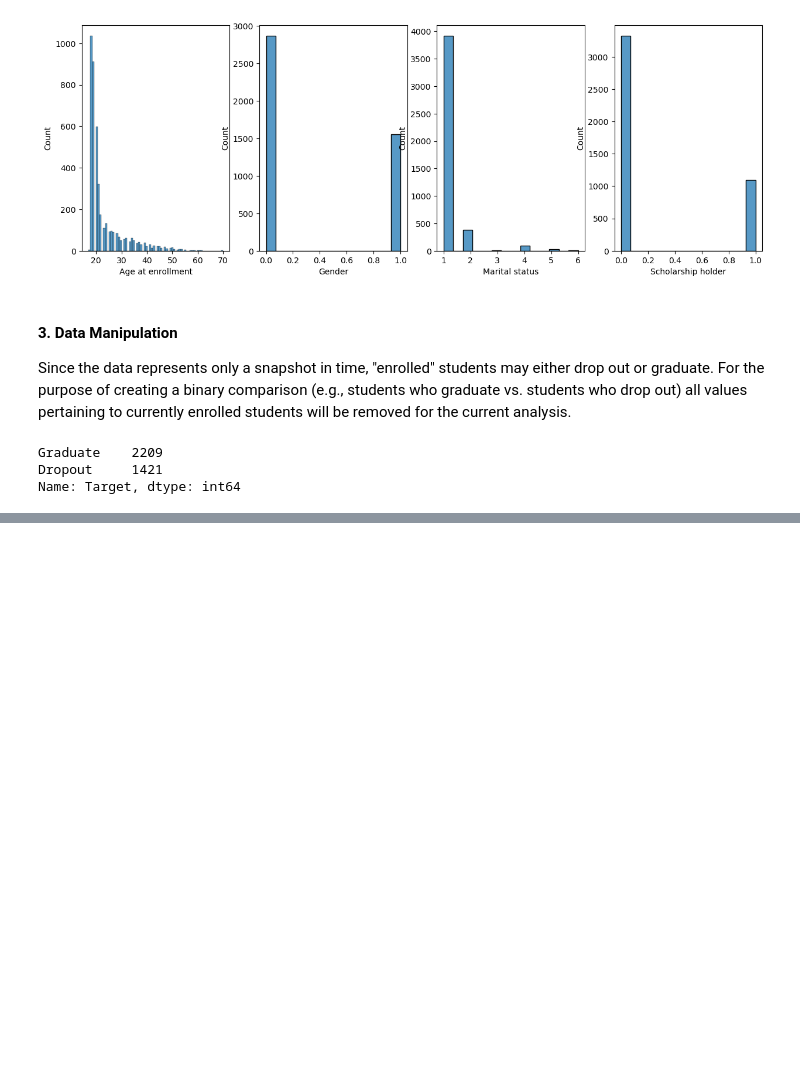
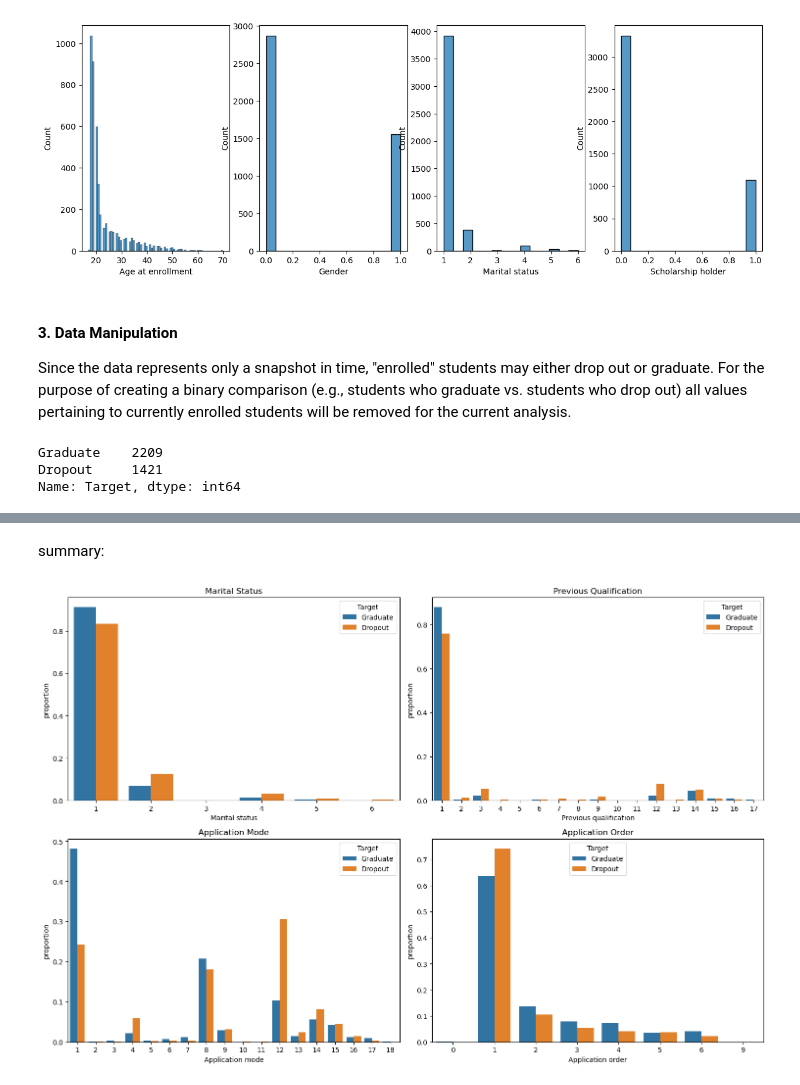
Before and after one commit to Kevin-Kwasnik/student-dropout-prediction, a Jupyter notebook: 2.Analysis/EDA.ipynb, the cells around one changed output, grey strips where cells are left out. Saved outputs shown, nothing was run; the diff lists cells and outputs as text; code cells hidden in the pictures; blank space fills up the shorter version.

```diff
--- a/2.Analysis/EDA.ipynb
+++ b/2.Analysis/EDA.ipynb
@@ -184,0 +238,54 @@ Name: Target, dtype: float64
+# %% [markdown]
+summary:
+# %%
+
+fig, axes = plt.subplots(2, 2, figsize=(15, 10))
+
+# First subplot
+x, y, hue = "Marital status", "proportion", "Target"
+hue_order = ["Graduate", "Dropout"]
+
+# Load the data for the first subplot
+data = (student_data[x].groupby(student_data[hue])
+        .value_counts(normalize=True).rename(y).reset_index())
+
+g = sns.barplot(data=data, x=x, y=y, hue=hue, hue_order=hue_order, ax=axes[0, 0])
+g.set_title("Marital Status")
+
+# First subplot
+x, y, hue = "Previous qualification", "proportion", "Target"
+hue_order = ["Graduate", "Dropout"]
+
+# Load the data for the first subplot
+data = (student_data[x].groupby(student_data[hue])
+        .value_counts(normalize=True).rename(y).reset_index())
+
+g = sns.barplot(data=data, x=x, y=y, hue=hue, hue_order=hue_order, ax=axes[0, 1])
+g.set_title("Previous Qualification")
+
+# Third subplot
+x, y, hue = "Application mode", "proportion", "Target"
+hue_order = ["Graduate", "Dropout"]
+
+# Load the data for the first subplot
+data = (student_data[x].groupby(student_data[hue])
+        .value_counts(normalize=True).rename(y).reset_index())
+
+g = sns.barplot(data=data, x=x, y=y, hue=hue, hue_order=hue_order, ax=axes[1, 0])
+g.set_title("Application Mode")
+
+# Fourth subplot
+x, y, hue = "Application order", "proportion", "Target"
+hue_order = ["Graduate", "Dropout"]
+
+# Load the data for the first subplot
+data = (student_data[x].groupby(student_data[hue])
+        .value_counts(normalize=True).rename(y).reset_index())
+
+g = sns.barplot(data=data, x=x, y=y, hue=hue, hue_order=hue_order, ax=axes[1, 1])
+g.set_title("Application Order")
+
+plt.tight_layout()
+plt.show()
+# %% [output]
+[figure, added]
```
Also changed, not shown: parts of 11 cells of this notebook, 1 other file.
